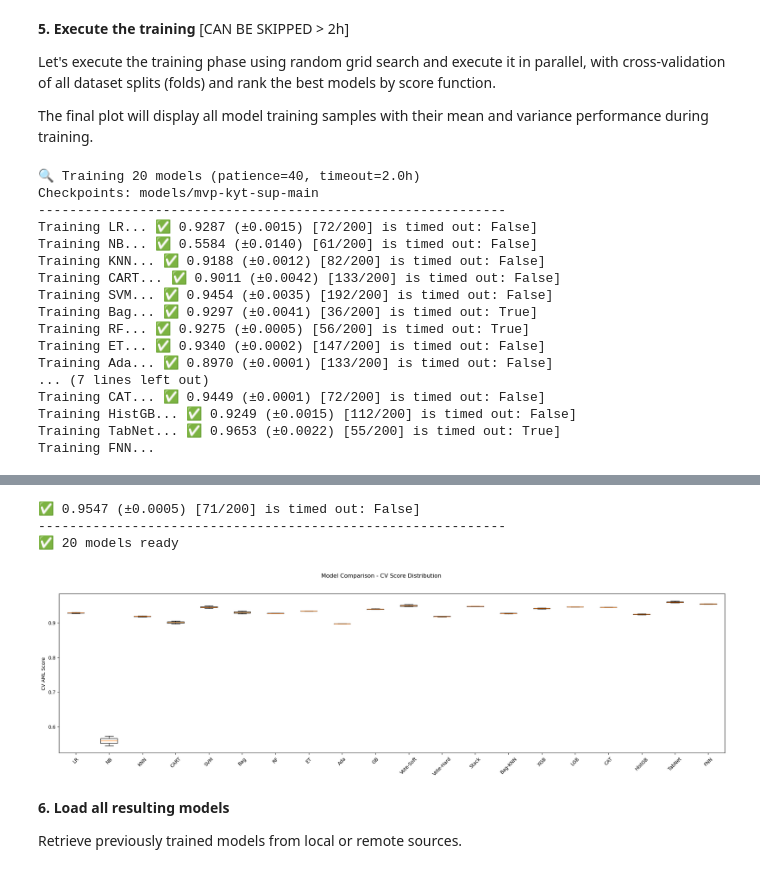
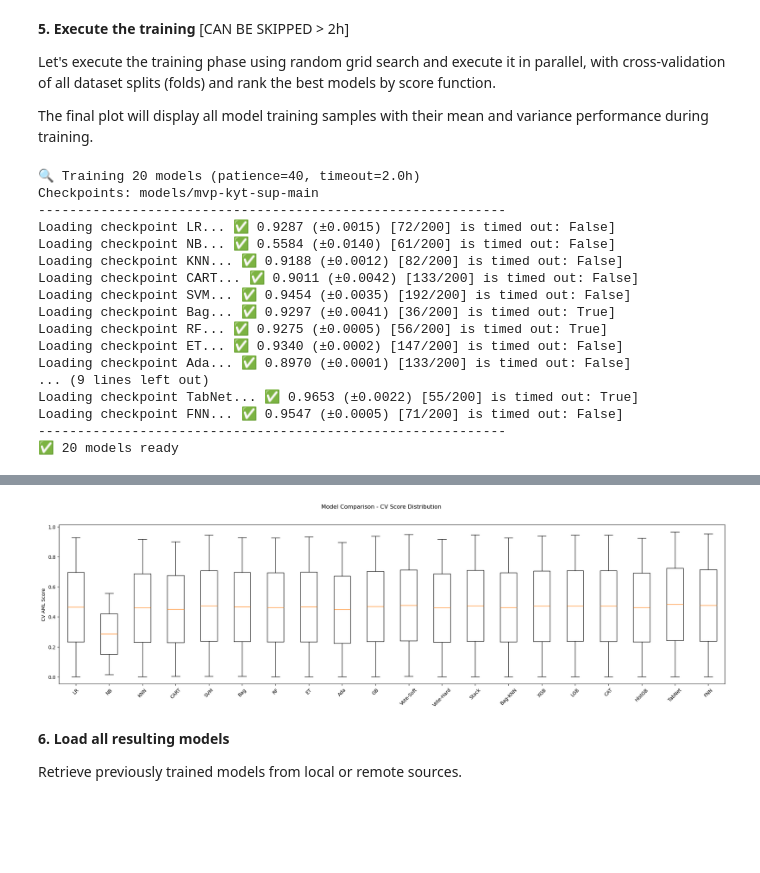
Before and after one commit to zzaia/zzaia-mvp-kyt-pos, a Jupyter notebook: mvp-kyt-sup-main.ipynb, the cells around one changed output, grey strips where cells are left out. Saved outputs shown, nothing was run; the diff lists cells and outputs as text; code cells hidden in the pictures; blank space fills up the shorter version.

Commit message:
Refactoring the training logic;

```diff
--- a/mvp-kyt-sup-main.ipynb
+++ b/mvp-kyt-sup-main.ipynb
@@ -393,7 +391,7 @@ training_manager = TrainingManager(
 )
 
 # Train models
-training_models, cv_results_all, study_results = training_manager.train_models(
+trained_models = training_manager.train_models(
     pipeline_wrappers=pipeline_wrappers,
     param_distributions=param_distributions,
     X_train=X_train,
@@ -409,7 +407,7 @@ training_models, cv_results_all, study_results = training_manager.train_models(
 fig = plt.figure(figsize=(25,6))
 fig.suptitle('Model Comparison - CV Score Distribution')
 ax = fig.add_subplot(111)
-plt.boxplot(cv_results_all, labels=[name for name, _ in training_models])
+plt.boxplot([cv_scores for _, cv_scores, _, _, _ in trained_models], labels=[name for name, _, _, _, _ in trained_models])
 ax.set_ylabel('CV AML Score')
 ax.tick_params(axis='x', rotation=45)
 plt.show()
@@ -417,17 +415,17 @@ plt.show()
 🔍 Training 20 models (patience=40, timeout=2.0h)
 Checkpoints: models/mvp-kyt-sup-main
 ------------------------------------------------------------
-Training LR... ✅ 0.9287 (±0.0015) [72/200] is timed out: False]
-Training NB... ✅ 0.5584 (±0.0140) [61/200] is timed out: False]
-Training KNN... ✅ 0.9188 (±0.0012) [82/200] is timed out: False]
-Training CART... ✅ 0.9011 (±0.0042) [133/200] is timed out: False]
-Training SVM... ✅ 0.9454 (±0.0035) [192/200] is timed out: False]
-Training Bag... ✅ 0.9297 (±0.0041) [36/200] is timed out: True]
-Training RF... ✅ 0.9275 (±0.0005) [56/200] is timed out: True]
-Training ET... ✅ 0.9340 (±0.0002) [147/200] is timed out: False]
-Training Ada... ✅ 0.8970 (±0.0001) [133/200] is timed out: False]
-... (7 lines left out)
-Training CAT... ✅ 0.9449 (±0.0001) [72/200] is timed out: False]
-Training HistGB... ✅ 0.9249 (±0.0015) [112/200] is timed out: False]
-Training TabNet... ✅ 0.9653 (±0.0022) [55/200] is timed out: True]
-Training FNN...
+Loading checkpoint LR... ✅ 0.9287 (±0.0015) [72/200] is timed out: False]
+Loading checkpoint NB... ✅ 0.5584 (±0.0140) [61/200] is timed out: False]
+Loading checkpoint KNN... ✅ 0.9188 (±0.0012) [82/200] is timed out: False]
+Loading checkpoint CART... ✅ 0.9011 (±0.0042) [133/200] is timed out: False]
+Loading checkpoint SVM... ✅ 0.9454 (±0.0035) [192/200] is timed out: False]
+Loading checkpoint Bag... ✅ 0.9297 (±0.0041) [36/200] is timed out: True]
+Loading checkpoint RF... ✅ 0.9275 (±0.0005) [56/200] is timed out: True]
+Loading checkpoint ET... ✅ 0.9340 (±0.0002) [147/200] is timed out: False]
+Loading checkpoint Ada... ✅ 0.8970 (±0.0001) [133/200] is timed out: False]
+... (9 lines left out)
+Loading checkpoint TabNet... ✅ 0.9653 (±0.0022) [55/200] is timed out: True]
+Loading checkpoint FNN... ✅ 0.9547 (±0.0005) [71/200] is timed out: False]
+------------------------------------------------------------
+✅ 20 models ready
@@ -451,7 +432,4 @@ I0000 00:00:1762111646.205484  314499 gpu_device.cc:2020] Created device /job:lo
-✅ 0.9547 (±0.0005) [71/200] is timed out: False]
-------------------------------------------------------------
-✅ 20 models ready
-[figure, old version]
+[figure, new version]
 # %% [markdown]
 **6. Load all resulting models**
 
```
Also changed, not shown: parts of 13 cells of this notebook, 2 other files.
